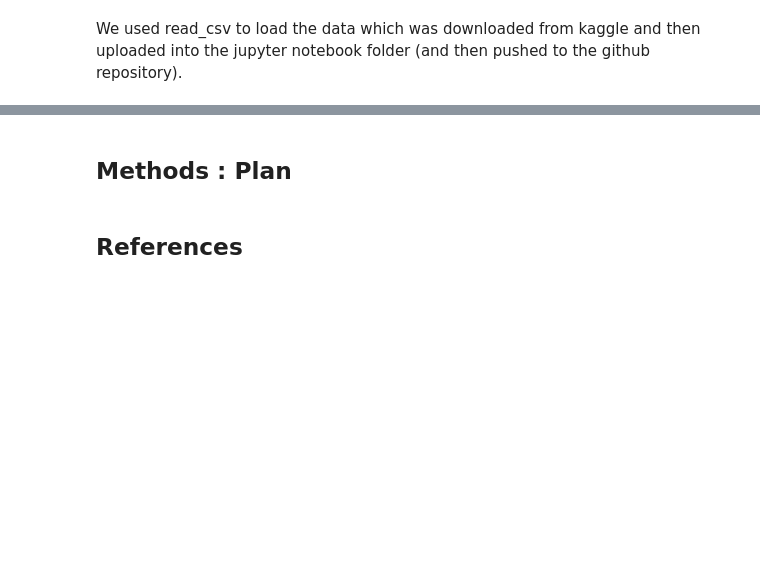
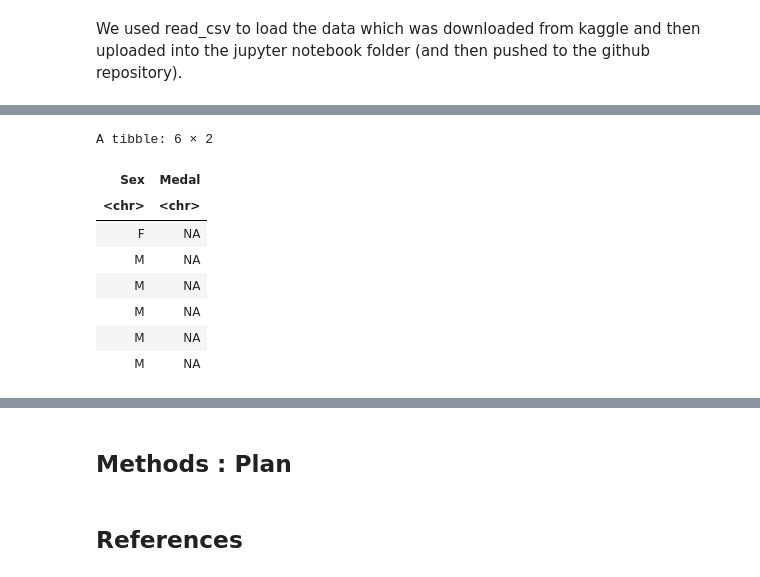
Before and after one commit to aryanballani/STAT201_group20, a Jupyter notebook: ProjectProposal.ipynb, the cells around one changed output, grey strips where cells are left out. Cells and saved outputs as stored; diff of their text form; code cells hidden in the pictures; blank space fills up the shorter version.

```diff
--- a/ProjectProposal.ipynb
+++ b/ProjectProposal.ipynb
@@ -93,0 +109,17 @@ A tibble: 6 × 5
+# %%
+set.seed(338)
+
+gymnast_sample <- gymnast_data_gender |>
+                  sample_n(size = 150)
+
+head(gymnast_sample)
+# %% [output]
+A tibble: 6 × 2
+| Sex | Medal |
+| <chr> | <chr> |
+| F | NA |
+| M | NA |
+| M | NA |
+| M | NA |
+| M | NA |
+| M | NA |
```
Also changed, not shown: parts of 11 cells of this notebook.
